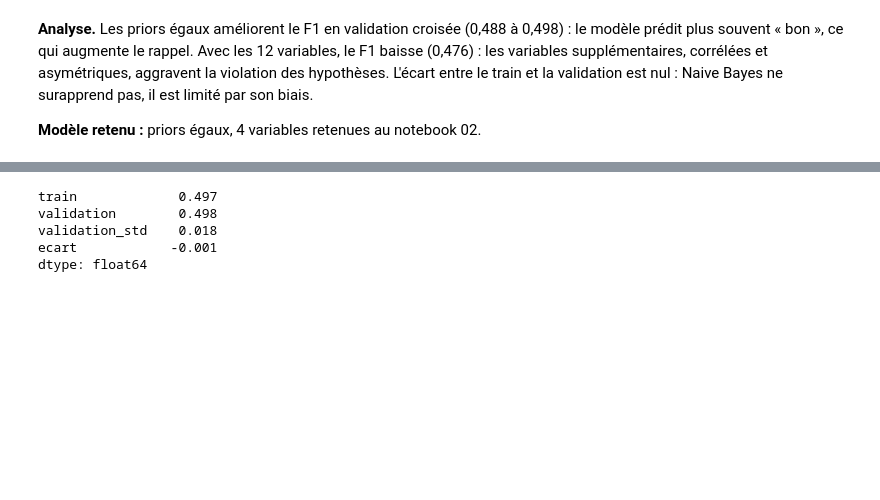
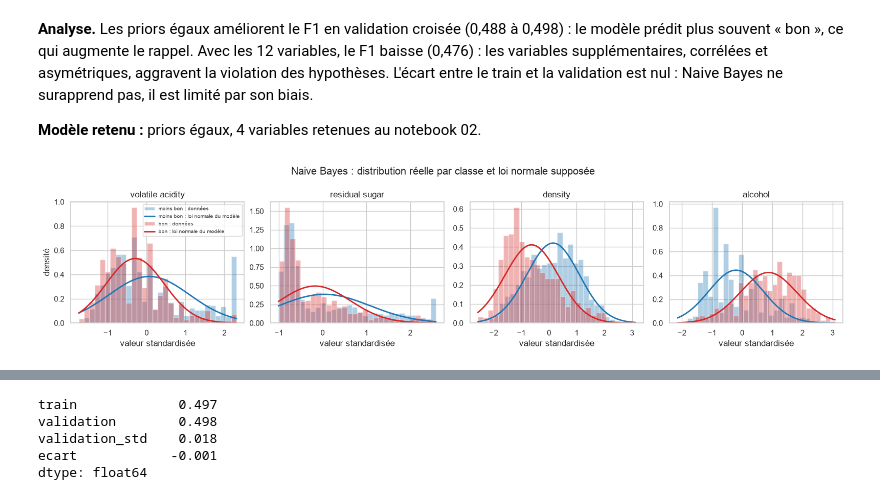
Before and after one commit to AmbreBerdery/WineQuality, a Jupyter notebook: notebooks/03_modeling regogr arbre nb .ipynb, the cells around one changed output, grey strips where cells are left out. Cells and saved outputs as stored; diff of their text form; code cells hidden in the pictures; blank space fills up the shorter version.

```diff
--- a/notebooks/03_modeling regogr arbre nb .ipynb
+++ b/notebooks/03_modeling regogr arbre nb .ipynb
@@ -210,3 +210,27 @@ pd.DataFrame(
 **Analyse.** Les priors égaux améliorent le F1 en validation croisée (0,488 à 0,498) : le modèle prédit plus souvent « bon », ce qui augmente le rappel. Avec les 12 variables, le F1 baisse (0,476) : les variables supplémentaires, corrélées et asymétriques, aggravent la violation des hypothèses. L'écart entre le train et la validation est nul : Naive Bayes ne surapprend pas, il est limité par son biais.
 
 **Modèle retenu :** priors égaux, 4 variables retenues au notebook 02.
+# %%
+from scipy.stats import norm
+
+nb_check = naive_bayes(features).fit(X_train, y_train)
+X_prep = nb_check.named_steps["prep"].transform(X_train)
+gnb = nb_check.named_steps["model"]
+
+fig, axes = plt.subplots(1, len(features), figsize=(16, 3.8))
+for j, (ax, col) in enumerate(zip(axes, features)):
+    for k, (label, color) in enumerate([("moins bon", "tab:blue"), ("bon", "tab:red")]):
+        values = X_prep.loc[y_train.values == k, col]
+        ax.hist(values, bins=30, density=True, alpha=0.35, color=color, label=f"{label} : données")
+        grid = np.linspace(X_prep[col].min(), X_prep[col].max(), 200)
+        ax.plot(grid, norm.pdf(grid, gnb.theta_[k, j], np.sqrt(gnb.var_[k, j])),
+                color=color, lw=2, label=f"{label} : loi normale du modèle")
+    ax.set_title(col)
+    ax.set_xlabel("valeur standardisée")
+axes[0].set_ylabel("densité")
+axes[0].legend(fontsize=7)
+plt.suptitle("Naive Bayes : distribution réelle par classe et loi normale supposée")
+plt.tight_layout()
+plt.show()
+# %% [output]
+[figure, added]
```
Also changed, not shown: parts of 1 cell of this notebook.
